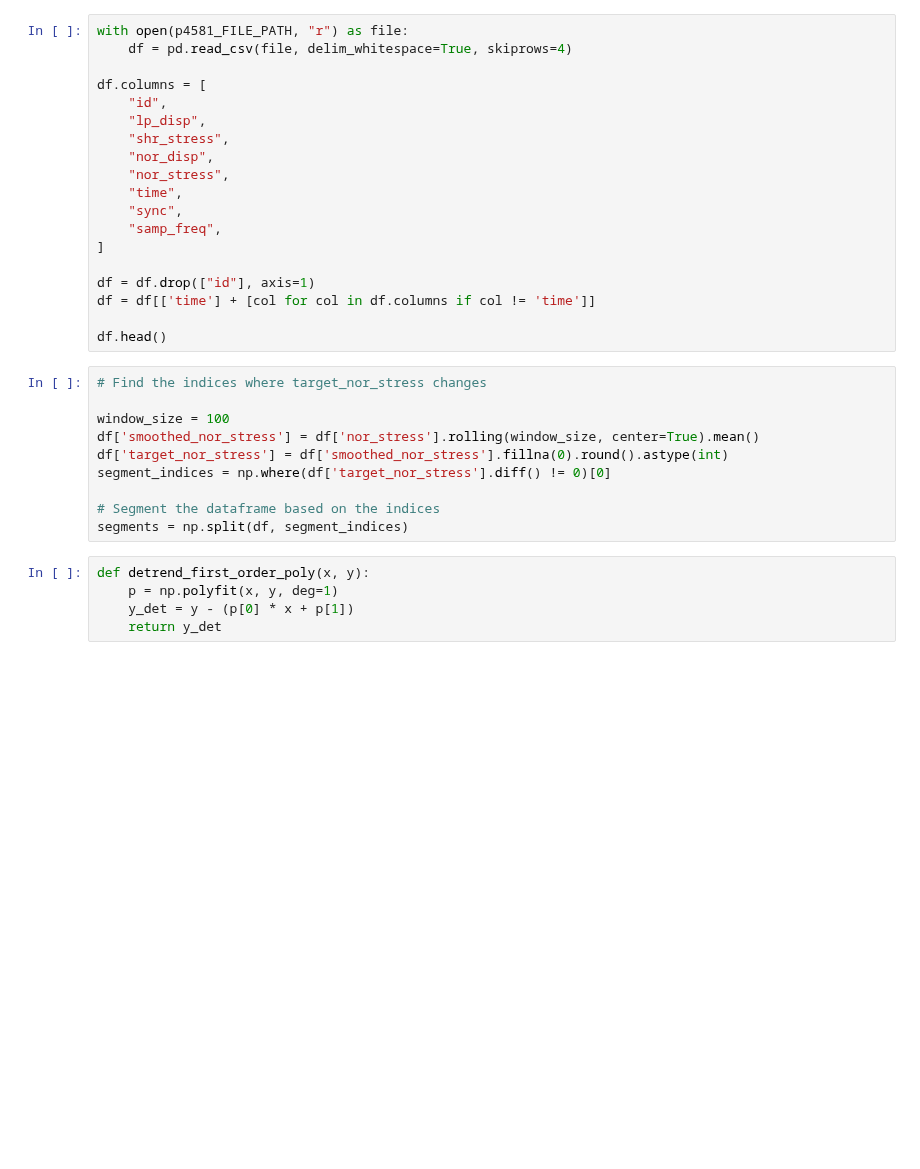
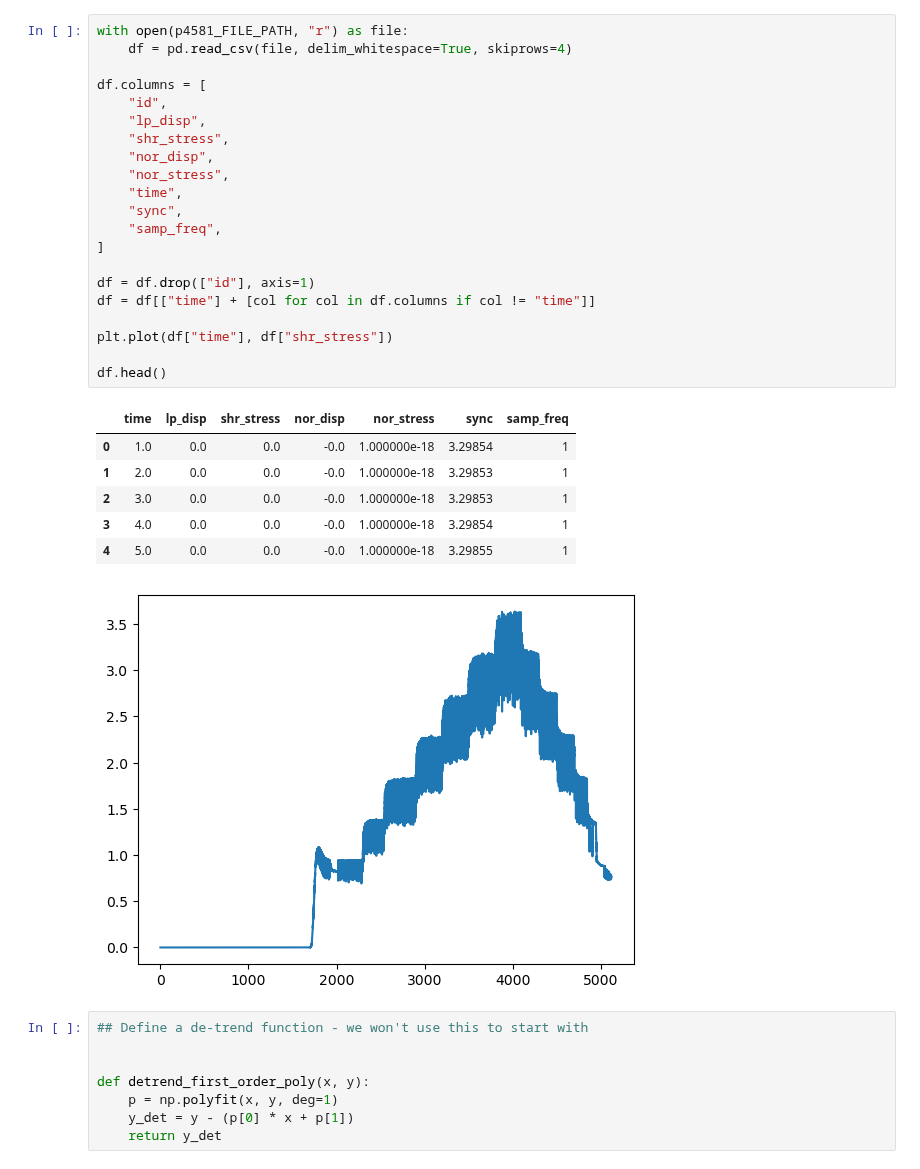
Before and after one commit to ai4er-cdt/earthquake-predictability, a Jupyter notebook: notebooks/TRR26 003 - TCN - p4581.ipynb, the cells around one changed output. Cells and saved outputs as stored; diff of their text form; blank space fills up the shorter version.

```diff
--- a/notebooks/TRR26 003 - TCN - p4581.ipynb
+++ b/notebooks/TRR26 003 - TCN - p4581.ipynb
@@ -46,33 +81,36 @@ device = torch.device(dev)
 # %%
 with open(p4581_FILE_PATH, "r") as file:
     df = pd.read_csv(file, delim_whitespace=True, skiprows=4)
 
 df.columns = [
     "id",
     "lp_disp",
     "shr_stress",
     "nor_disp",
     "nor_stress",
     "time",
     "sync",
     "samp_freq",
 ]
 
 df = df.drop(["id"], axis=1)
-df = df[['time'] + [col for col in df.columns if col != 'time']]
+df = df[["time"] + [col for col in df.columns if col != "time"]]
+
+plt.plot(df["time"], df["shr_stress"])
 
 df.head()
+# %% [output]
+|  | time | lp_disp | shr_stress | nor_disp | nor_stress | sync | samp_freq |
+| 0 | 1.0 | 0.0 | 0.0 | -0.0 | 1.000000e-18 | 3.29854 | 1 |
+| 1 | 2.0 | 0.0 | 0.0 | -0.0 | 1.000000e-18 | 3.29853 | 1 |
+| 2 | 3.0 | 0.0 | 0.0 | -0.0 | 1.000000e-18 | 3.29853 | 1 |
+| 3 | 4.0 | 0.0 | 0.0 | -0.0 | 1.000000e-18 | 3.29854 | 1 |
+| 4 | 5.0 | 0.0 | 0.0 | -0.0 | 1.000000e-18 | 3.29855 | 1 |
+[figure, added]
-# %%
-# Find the indices where target_nor_stress changes
-
-window_size = 100
-df['smoothed_nor_stress'] = df['nor_stress'].rolling(window_size, center=True).mean()
-df['target_nor_stress'] = df['smoothed_nor_stress'].fillna(0).round().astype(int)
-segment_indices = np.where(df['target_nor_stress'].diff() != 0)[0]
-
-# Segment the dataframe based on the indices
-segments = np.split(df, segment_indices)
 # %%
+## Define a de-trend function - we won't use this to start with
+
+
 def detrend_first_order_poly(x, y):
     p = np.polyfit(x, y, deg=1)
     y_det = y - (p[0] * x + p[1])
```
Also changed, not shown: parts of 8 cells of this notebook, 1 other file.
